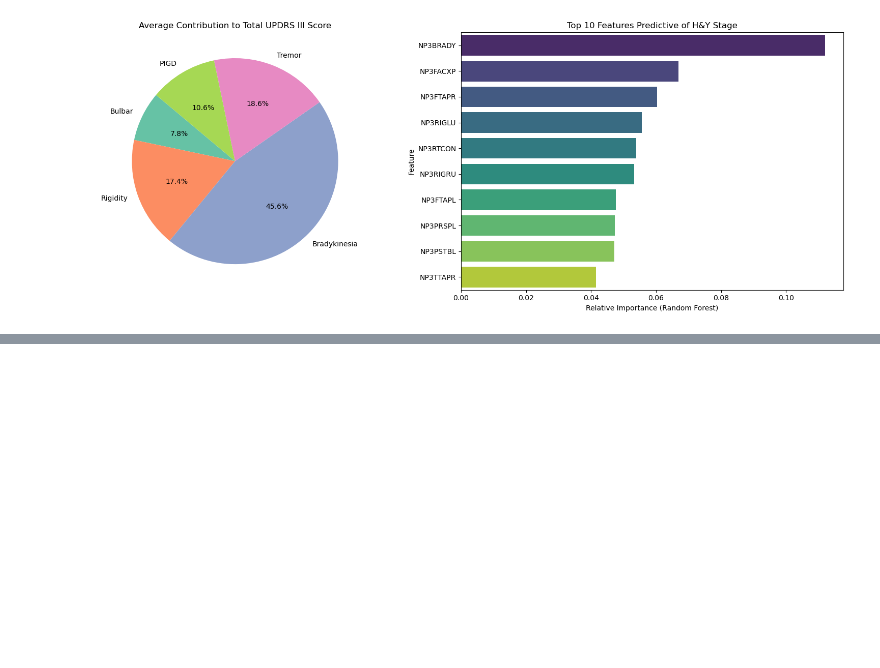
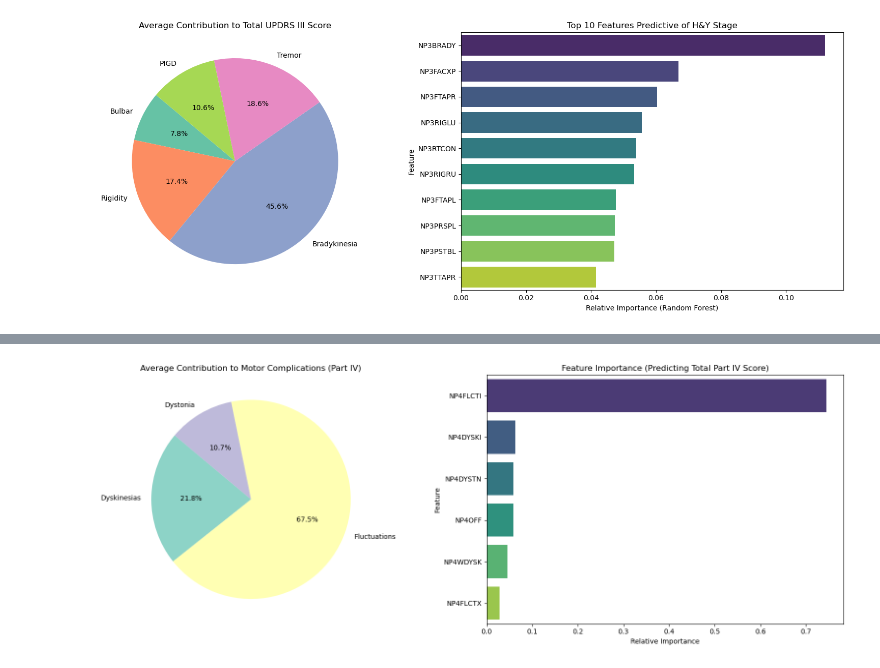
Before and after one commit to vutuongvy101/multimodal-pd-progression, a Jupyter notebook: Experiment/preprocessing/EDA_motor.ipynb, the cells around one changed output, grey strips where cells are left out. Saved outputs shown, nothing was run; the diff lists cells and outputs as text; code cells hidden in the pictures; blank space fills up the shorter version.

```diff
--- a/Experiment/preprocessing/EDA_motor.ipynb
+++ b/Experiment/preprocessing/EDA_motor.ipynb
@@ -190,0 +477,87 @@ Passing `palette` without assigning `hue` is deprecated and will be removed in v
+# %%
+# Analysis for MDS-UPDRS Part IV (Motor Complications)
+# 1. Load Part IV Data
+df = pd.read_csv('../../ppmi_pd/Motor___MDS-UPDRS/MDS-UPDRS_Part_IV__Motor_Complications_14Dec2025.csv', low_memory=False)
+
+# 2. Define Subcategories based on clinical domains
+# Dyskinesias: 4.1 Time, 4.2 Impact
+dyskinesia_cols = ['NP4WDYSK', 'NP4DYSKI']
+
+# Fluctuations (OFF Time): 4.3 Time, 4.4 Impact, 4.5 Complexity
+fluctuation_cols = ['NP4OFF', 'NP4FLCTI', 'NP4FLCTX']
+
+# Dystonia: 4.6 Painful Dystonia
+dystonia_cols = ['NP4DYSTN']
+
+subcats = {
+    'Dyskinesias': dyskinesia_cols,
+    'Fluctuations': fluctuation_cols,
+    'Dystonia': dystonia_cols
+}
+
+all_features = dyskinesia_cols + fluctuation_cols + dystonia_cols
+
+# 3. Preprocessing
+# Select columns
+work_df = df[['PATNO', 'NP4TOT'] + all_features].copy()
+
+# Coerce to numeric
+for col in work_df.columns:
+    work_df[col] = pd.to_numeric(work_df[col], errors='coerce')
+
+# Drop rows where Total Score is missing
+work_df = work_df.dropna(subset=['NP4TOT'])
+
+# Part IV is often 0 for early patients. Fill NaN with 0?
+# Or Median. Let's inspect missingness.
+# If mostly missing, it implies 0 (no complications). But let's be safe and use 0 fill for this specific part
+# because "NaN" often means "No complications to report" in clinical data entry for Part IV.
+work_df[all_features] = work_df[all_features].fillna(0)
+
+# 4. Calculate Sub-Scores
+for name, cols in subcats.items():
+    work_df[f'Score_{name}'] = work_df[cols].sum(axis=1)
+
+sub_score_cols = [f'Score_{name}' for name in subcats.keys()]
+
+# 5. Correlation Analysis
+corr_matrix = work_df[sub_score_cols + ['NP4TOT']].corr()
+print("Correlation with NP4TOT:")
+print(corr_matrix['NP4TOT'].sort_values(ascending=False))
+
+# 6. Feature Importance (Predicting Total Score)
+X = work_df[all_features]
+y = work_df['NP4TOT']
+
+rf = RandomForestRegressor(n_estimators=100, random_state=42)
+rf.fit(X, y)
+
+feature_importance = pd.DataFrame({
+    'Feature': all_features,
+    'Importance': rf.feature_importances_
+}).sort_values(by='Importance', ascending=False)
+
+print("\nTop Features influencing Part IV Score:")
+print(feature_importance)
+
+# 7. Visualization
+fig, axes = plt.subplots(1, 2, figsize=(16, 6))
+
+# Plot A: Contribution
+avg_scores = work_df[sub_score_cols].mean()
+# Handle case where all are 0 (early PD)
+if avg_scores.sum() == 0:
+    print("Warning: All average scores are 0. Skipping Pie Chart.")
+    axes[0].text(0.5, 0.5, "No Motor Complications Recorded (All 0)", ha='center')
+else:
+    axes[0].pie(avg_scores, labels=[c.replace('Score_', '') for c in avg_scores.index], autopct='%1.1f%%', startangle=140, colors=sns.color_palette('Set3'))
+    axes[0].set_title('Average Contribution to Motor Complications (Part IV)')
+
+# Plot B: Feature Importance
+sns.barplot(data=feature_importance, x='Importance', y='Feature', ax=axes[1], palette='viridis')
+axes[1].set_title('Feature Importance (Predicting Total Part IV Score)')
+axes[1].set_xlabel('Relative Importance')
+
+plt.tight_layout()
+# plt.savefig('updrs_part4_analysis.png')
+# %% [output]
@@ -190,0 +582 @@ Passing `palette` without assigning `hue` is deprecated and will be removed in v
+[figure, added]
```
Also changed, not shown: parts of 7 cells of this notebook.
